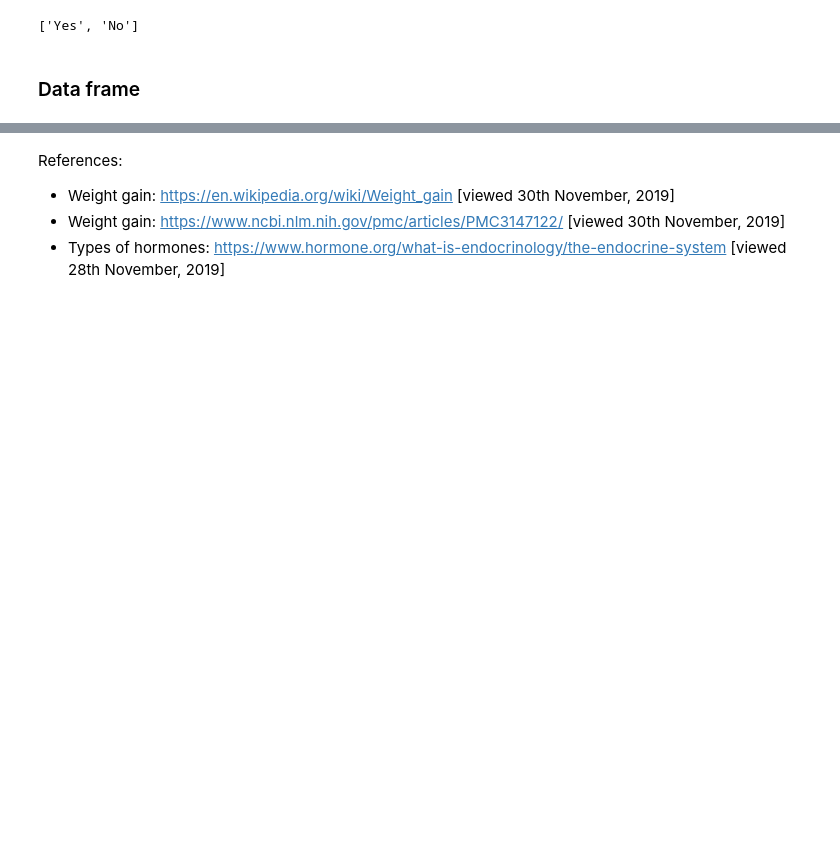
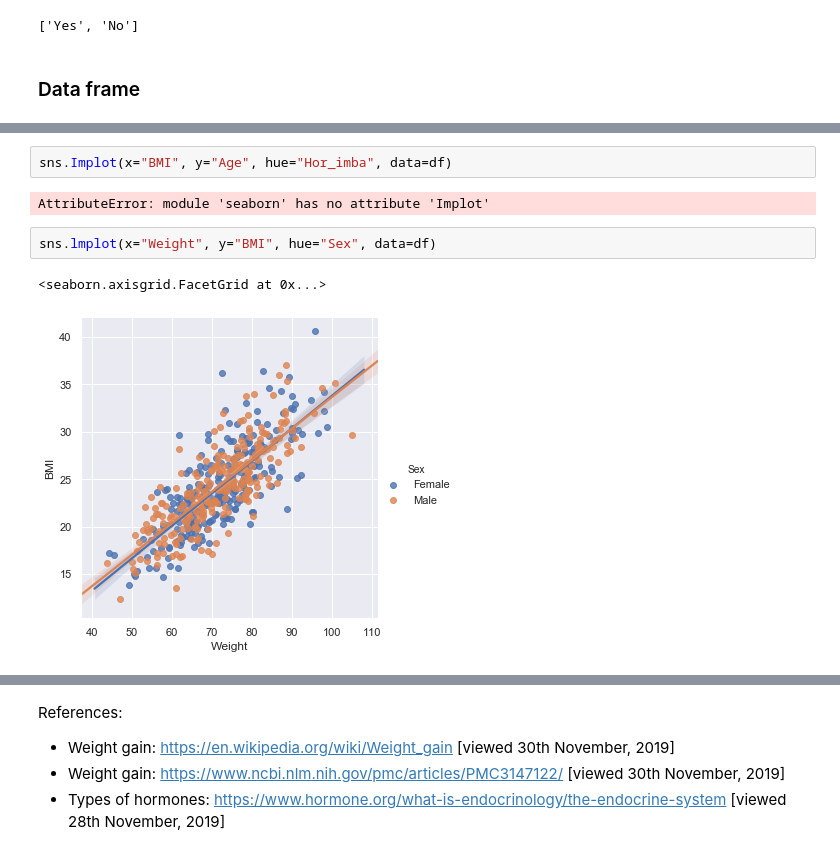
Before and after one commit to doriszd/Programming_project, a Jupyter notebook: project.ipynb, the cells around one changed output, grey strips where cells are left out. Drawn from its saved outputs; the diff is of its cells as text; blank space fills up the shorter version.

```diff
--- a/project.ipynb
+++ b/project.ipynb
@@ -506,0 +518,9 @@ sns.relplot(x= "Age", y='BMI', hue= "Hor_imba", data = df)
+# %%
+sns.Implot(x="BMI", y="Age", hue="Hor_imba", data=df)
+# %% [output]
+AttributeError: module 'seaborn' has no attribute 'Implot'
+# %%
+sns.lmplot(x="Weight", y="BMI", hue="Sex", data=df)
+# %% [output]
+<seaborn.axisgrid.FacetGrid at 0x...>
+[figure, added]
```
Also changed, not shown: parts of 33 cells of this notebook.
